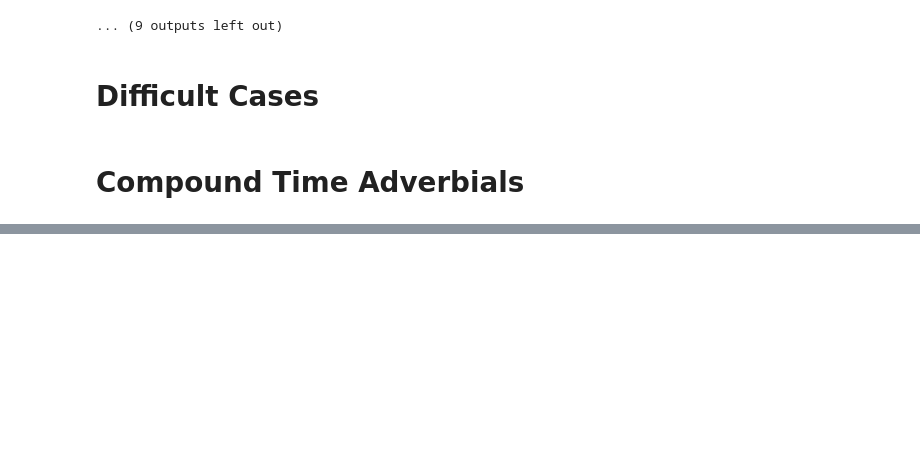
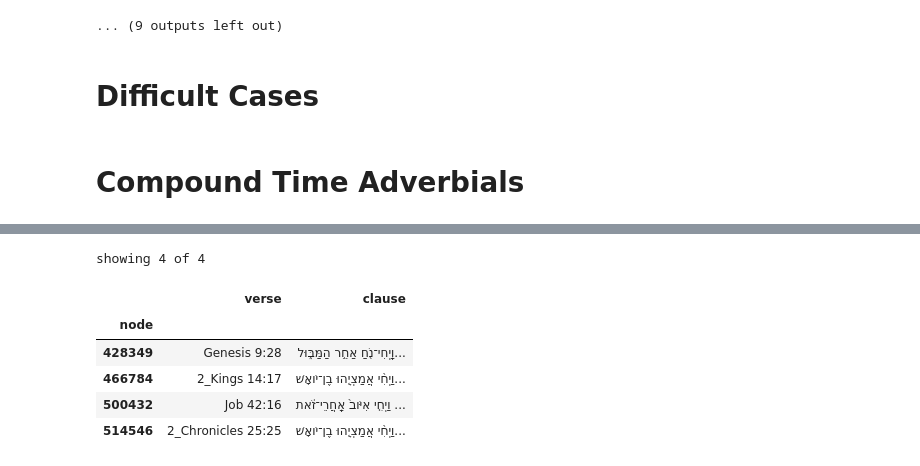
Before and after one commit to CambridgeSemiticsLab/BH_time_collocations, a Jupyter notebook: workflow/notebooks/analysis/sem_fspecies2.ipynb, the cells around one changed output, grey strips where cells are left out. Cells and saved outputs as stored; diff of their text form; code cells hidden in the pictures; blank space fills up the shorter version.

```diff
--- a/workflow/notebooks/analysis/sem_fspecies2.ipynb
+++ b/workflow/notebooks/analysis/sem_fspecies2.ipynb
@@ -151,0 +170,15 @@ showing 3 of 3
+# %%
+ts.show(
+    df[
+        (df.funct_type == 'compound')
+        & (df.function == 'posterior + atelic_ext')
+    ]
+)
+# %% [output]
+showing 4 of 4
+|  | verse | clause |
+| node |  |  |
+| 428349 | Genesis 9:28 | וַֽיְחִי־נֹ֖חַ אַחַ֣ר הַמַּבּ֑וּל... |
+| 466784 | 2_Kings 14:17 | וַיְחִ֨י אֲמַצְיָ֤הוּ בֶן־יֹואָשׁ... |
+| 500432 | Job 42:16 | וַיְחִ֤י אִיֹּוב֙ אַֽחֲרֵי־זֹ֔את ... |
+| 514546 | 2_Chronicles 25:25 | וַיְחִ֨י אֲמַצְיָ֤הוּ בֶן־יֹואָשׁ... |
```
Also changed, not shown: parts of 5 cells of this notebook, 5 other files.
